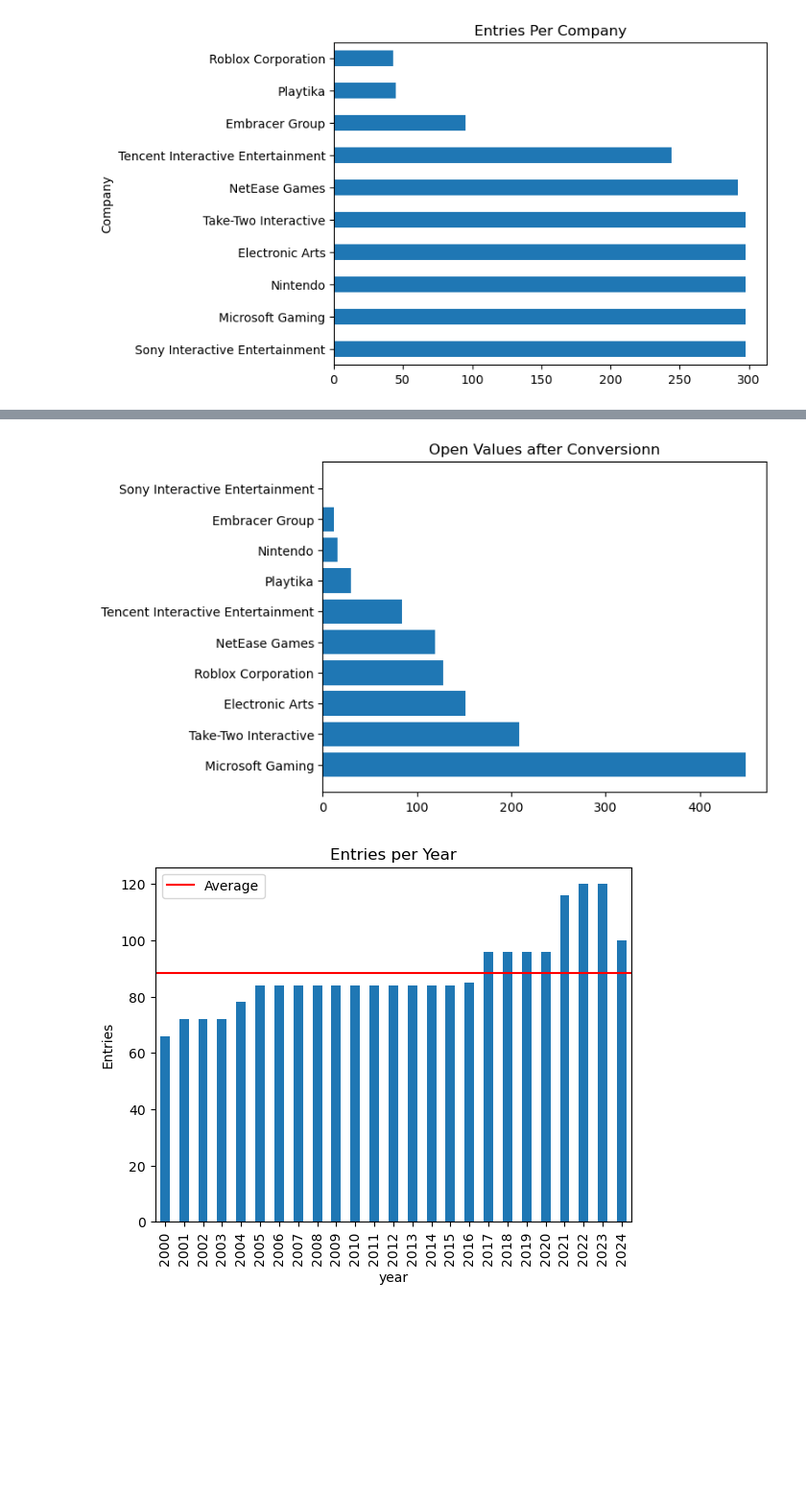
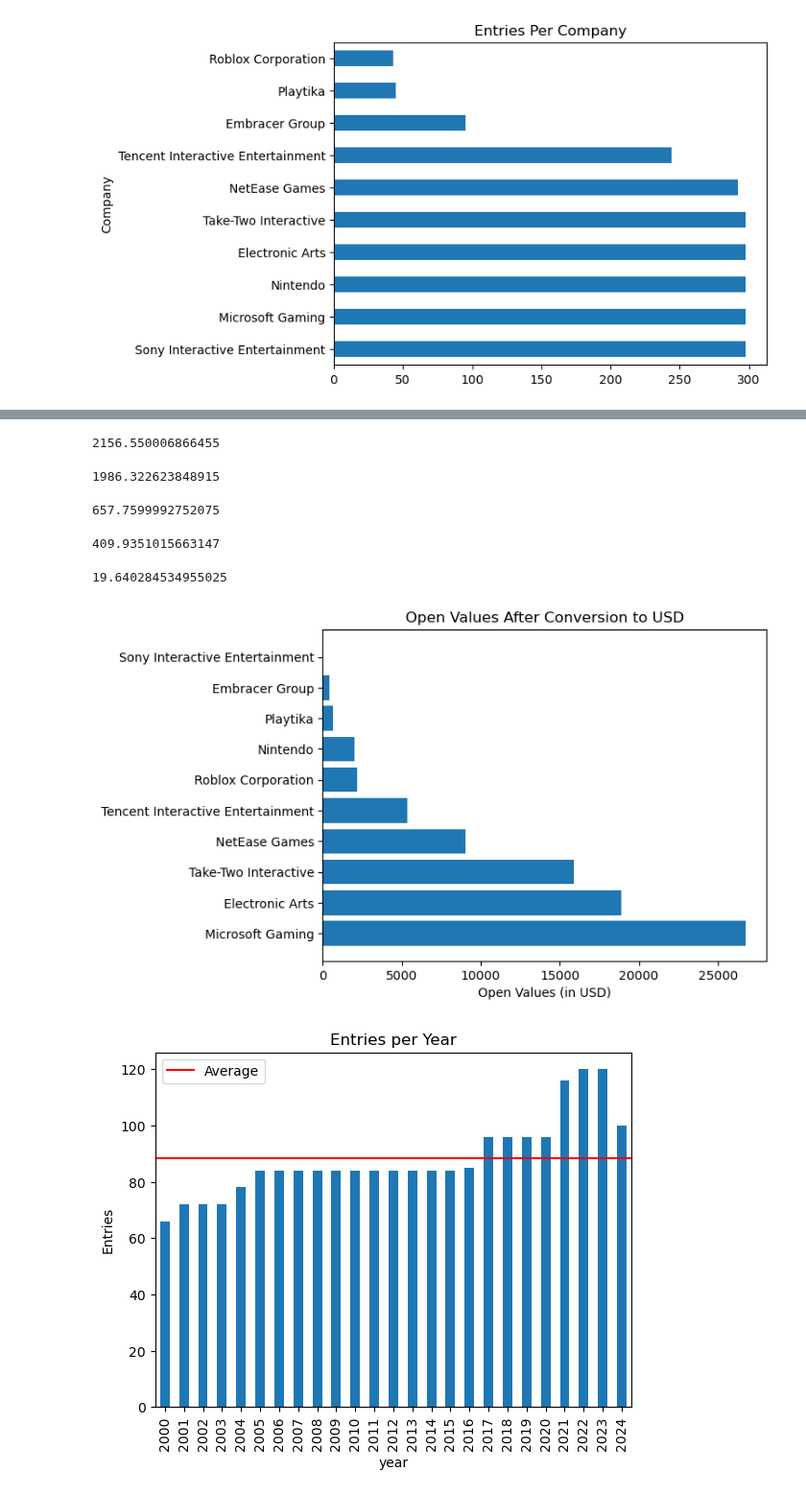
Before and after one commit to Djohnson1313/gaming_company_stocks_analysis, a Jupyter notebook: gaming_stocks_analysis.ipynb, the cells around one changed output, grey strips where cells are left out. Shown at 96% size. Drawn from its saved outputs; the diff is of its cells as text; code cells hidden in the pictures; blank space fills up the shorter version.

```diff
--- a/gaming_stocks_analysis.ipynb
+++ b/gaming_stocks_analysis.ipynb
@@ -200,13 +285,36 @@ plt.show();
+# %%
+get_totals_open_conv('Roblox Corporation')
+# %% [output]
+2156.550006866455
+# %%
+get_totals_open_conv('Nintendo')
+# %% [output]
+1986.322623848915
+# %%
+get_totals_open_conv('Playtika')
+# %% [output]
+657.7599992752075
+# %%
+get_totals_open_conv('Embracer Group')
+# %% [output]
+409.9351015663147
+# %%
+get_totals_open_conv('Sony Interactive Entertainment')
+# %% [output]
+19.640284534955025
 # %%
 fig, ax = plt.subplots()
-df_sorted_1 = df.sort_values(by = 'Open Value in USD', ascending = False)
-x = df_sorted_1['Company']
-y = df_sorted_1['Open Value in USD']
-ax.barh(x, y)
-ax.set_title('Open Values after Conversion')
+
+height = [26760, 18886, 15885, 9021, 5348, 2156, 1986, 657, 409, 19]
+x = range(10)
+labels = ['Microsoft Gaming', 'Electronic Arts', 'Take-Two Interactive', 'NetEase Games', 'Tencent Interactive Entertainment',
+          'Roblox Corporation', 'Nintendo', 'Playtika', 'Embracer Group', 'Sony Interactive Entertainment']
+plt.barh(x, height, tick_label = labels)
+ax.set_title('Open Values After Conversion to USD')
+ax.set_xlabel('Open Values (in USD)')
 plt.show();
 # %% [output]
-[figure, old version]
+[figure, new version]
 # %%
 df['Date'] = pd.to_datetime(df['Date'])
 df['year'] = df['Date'].dt.year
```
Also changed, not shown: parts of 19 cells of this notebook.
